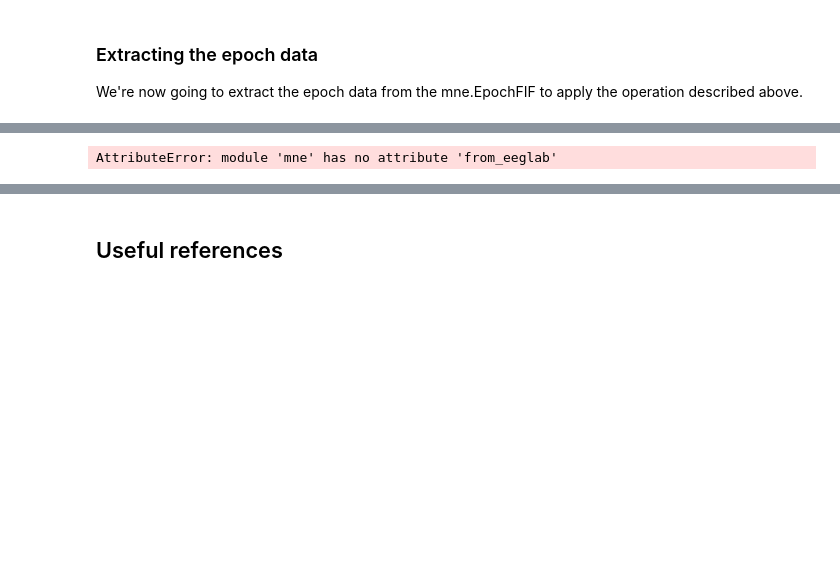
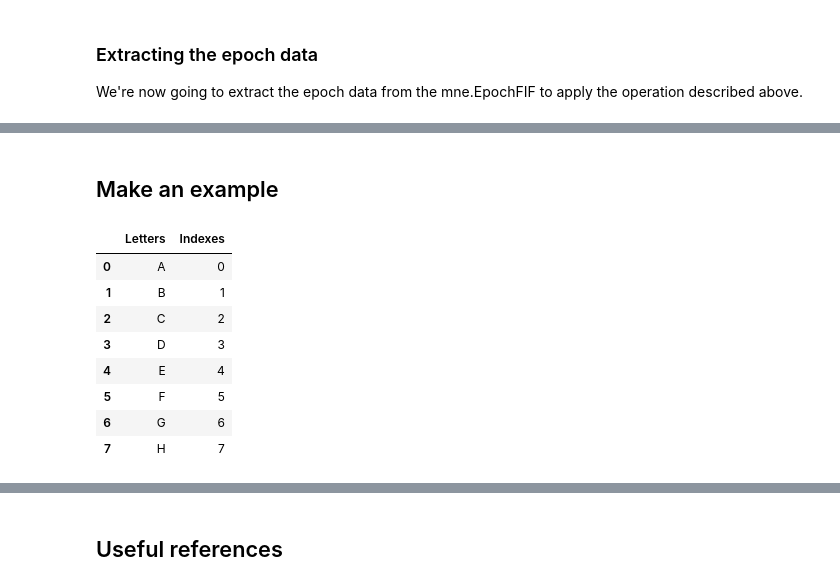
Before and after one commit to FranckPrts/FINS-Codes, a Jupyter notebook: realigne-eeg-streams.ipynb, the cells around one changed output, grey strips where cells are left out. Saved outputs shown, nothing was run; the diff lists cells and outputs as text; code cells hidden in the pictures; blank space fills up the shorter version.

Commit message:
continued tuto (added lettered example)

```diff
--- a/realigne-eeg-streams.ipynb
+++ b/realigne-eeg-streams.ipynb
@@ -169,6 +168,18 @@ df2.query('epoch == 0')
-# %%
-eeg2 = mne.from_eeglab(eeg2)
-eeg3  = eeg2
-modified_epochs = eeg3.from_data_frame(df2.query('epoch == 0'), eeg2.info, tmin=eeg2.tmin, tmax=eeg2.tmax)
-# %% [output]
-AttributeError: module 'mne' has no attribute 'from_eeglab'
+# %% [markdown]
+## Make an example
+# %%
+df = pd.DataFrame({'Letters': ['A', 'B', 'C', 'D', 'E', 'F', 'G', 'H'], 'Indexes': [0, 1, 2, 3, 4, 5, 6, 7]})
+
+# pd.set_option('display.max_rows', len(tt))
+
+df
+# %% [output]
+|  | Letters | Indexes |
+| 0 | A | 0 |
+| 1 | B | 1 |
+| 2 | C | 2 |
+| 3 | D | 3 |
+| 4 | E | 4 |
+| 5 | F | 5 |
+| 6 | G | 6 |
+| 7 | H | 7 |
```
Also changed, not shown: parts of 7 cells of this notebook.
